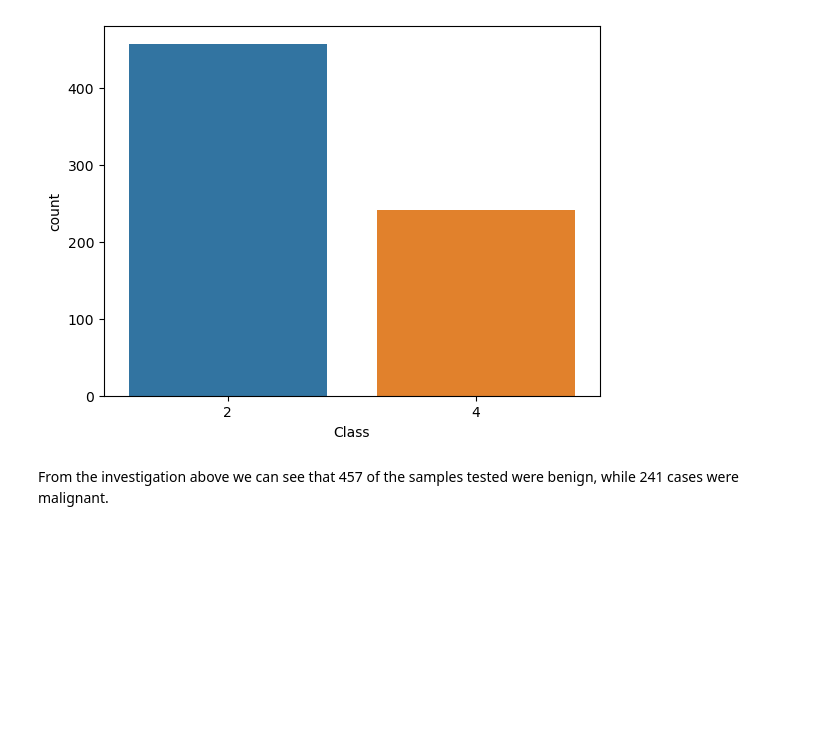
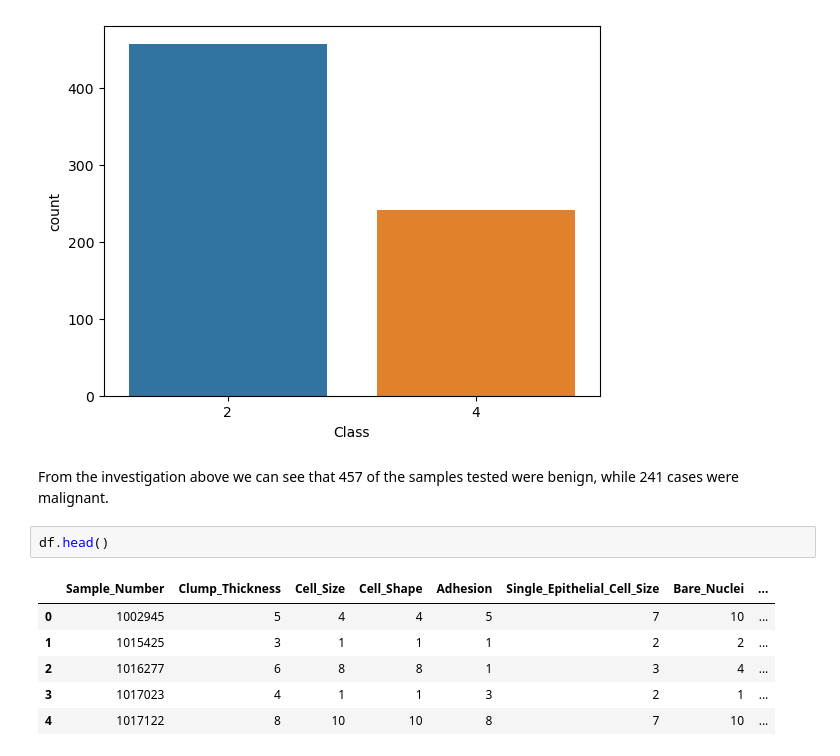
Before and after one commit to SeanE15/Programming_for_data_analysis_II, a Jupyter notebook: Assignment_2_PfDA.ipynb, the cells around one changed output. Saved outputs shown, nothing was run; the diff lists cells and outputs as text; blank space fills up the shorter version.

```diff
--- a/Assignment_2_PfDA.ipynb
+++ b/Assignment_2_PfDA.ipynb
@@ -104,3 +104,12 @@ plt.show
 [figure]
 # %% [markdown]
  From the investigation above we can see that 457 of the samples tested were benign, while 241 cases were malignant.
+# %%
+df.head()
+# %% [output]
+|  | Sample_Number | Clump_Thickness | Cell_Size | Cell_Shape | Adhesion | Single_Epithelial_Cell_Size | Bare_Nuclei | ... |
+| 0 | 1002945 | 5 | 4 | 4 | 5 | 7 | 10 | ... |
+| 1 | 1015425 | 3 | 1 | 1 | 1 | 2 | 2 | ... |
+| 2 | 1016277 | 6 | 8 | 8 | 1 | 3 | 4 | ... |
+| 3 | 1017023 | 4 | 1 | 1 | 3 | 2 | 1 | ... |
+| 4 | 1017122 | 8 | 10 | 10 | 8 | 7 | 10 | ... |
```
Also changed, not shown: parts of 5 cells of this notebook, 1 other file.
